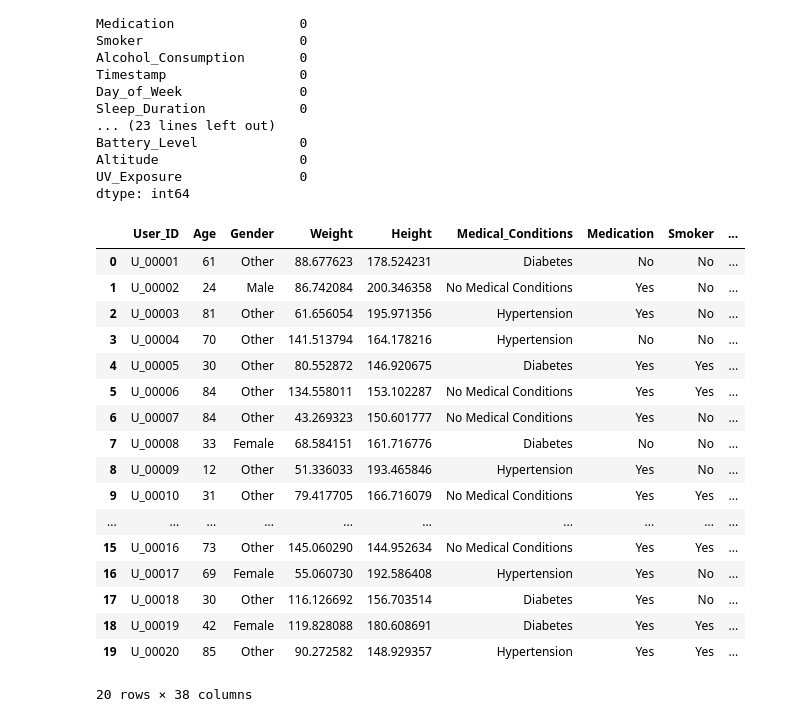
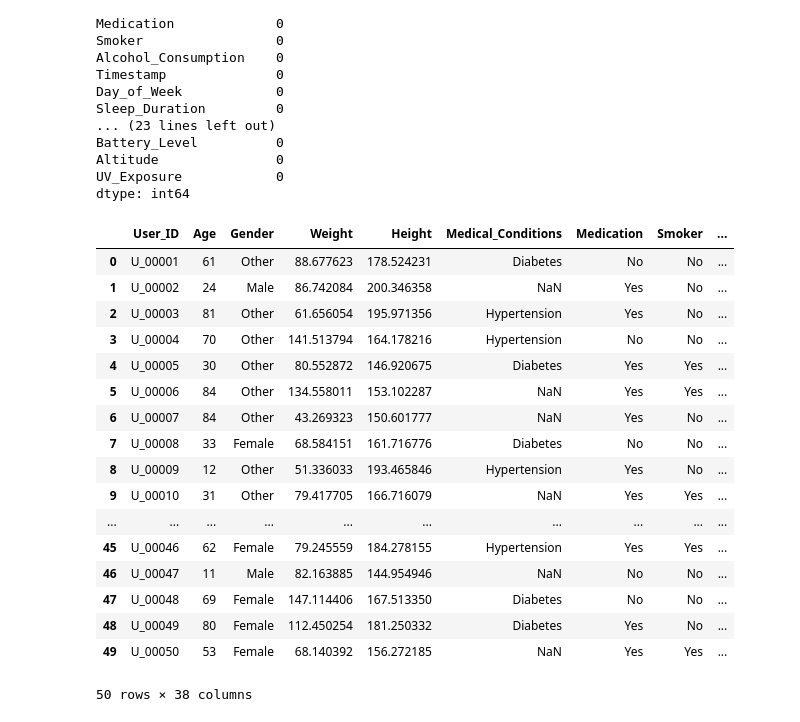
Before and after one commit to sinangr1/Leistungsnachweis_Fitness-in-Data-Science, a Jupyter notebook: Leistungsnachweis_Fitness.ipynb, the cells around one changed output. Saved outputs shown, nothing was run; the diff lists cells and outputs as text; code cells hidden in the pictures.

```diff
--- a/Leistungsnachweis_Fitness.ipynb
+++ b/Leistungsnachweis_Fitness.ipynb
@@ -291,23 +275,23 @@ UV_Exposure               0
 dtype: int64
 # %%
-df.head(20)
+df.head(50)
 # %% [output]
 |  | User_ID | Age | Gender | Weight | Height | Medical_Conditions | Medication | Smoker | ... |
 | 0 | U_00001 | 61 | Other | 88.677623 | 178.524231 | Diabetes | No | No | ... |
-| 1 | U_00002 | 24 | Male | 86.742084 | 200.346358 | No Medical Conditions | Yes | No | ... |
+| 1 | U_00002 | 24 | Male | 86.742084 | 200.346358 | NaN | Yes | No | ... |
 | 2 | U_00003 | 81 | Other | 61.656054 | 195.971356 | Hypertension | Yes | No | ... |
 | 3 | U_00004 | 70 | Other | 141.513794 | 164.178216 | Hypertension | No | No | ... |
 | 4 | U_00005 | 30 | Other | 80.552872 | 146.920675 | Diabetes | Yes | Yes | ... |
-| 5 | U_00006 | 84 | Other | 134.558011 | 153.102287 | No Medical Conditions | Yes | Yes | ... |
-| 6 | U_00007 | 84 | Other | 43.269323 | 150.601777 | No Medical Conditions | Yes | No | ... |
+| 5 | U_00006 | 84 | Other | 134.558011 | 153.102287 | NaN | Yes | Yes | ... |
+| 6 | U_00007 | 84 | Other | 43.269323 | 150.601777 | NaN | Yes | No | ... |
 | 7 | U_00008 | 33 | Female | 68.584151 | 161.716776 | Diabetes | No | No | ... |
 | 8 | U_00009 | 12 | Other | 51.336033 | 193.465846 | Hypertension | Yes | No | ... |
-| 9 | U_00010 | 31 | Other | 79.417705 | 166.716079 | No Medical Conditions | Yes | Yes | ... |
+| 9 | U_00010 | 31 | Other | 79.417705 | 166.716079 | NaN | Yes | Yes | ... |
 | ... | ... | ... | ... | ... | ... | ... | ... | ... | ... |
-| 15 | U_00016 | 73 | Other | 145.060290 | 144.952634 | No Medical Conditions | Yes | Yes | ... |
-| 16 | U_00017 | 69 | Female | 55.060730 | 192.586408 | Hypertension | Yes | No | ... |
-| 17 | U_00018 | 30 | Other | 116.126692 | 156.703514 | Diabetes | Yes | No | ... |
-| 18 | U_00019 | 42 | Female | 119.828088 | 180.608691 | Diabetes | Yes | Yes | ... |
-| 19 | U_00020 | 85 | Other | 90.272582 | 148.929357 | Hypertension | Yes | Yes | ... |
+| 45 | U_00046 | 62 | Female | 79.245559 | 184.278155 | Hypertension | Yes | Yes | ... |
+| 46 | U_00047 | 11 | Male | 82.163885 | 144.954946 | NaN | No | No | ... |
+| 47 | U_00048 | 69 | Female | 147.114406 | 167.513350 | Diabetes | No | No | ... |
+| 48 | U_00049 | 80 | Female | 112.450254 | 181.250332 | Diabetes | Yes | No | ... |
+| 49 | U_00050 | 53 | Female | 68.140392 | 156.272185 | NaN | Yes | Yes | ... |
-20 rows × 38 columns
+50 rows × 38 columns
 # %%
```
Also changed, not shown: parts of 31 cells of this notebook.
